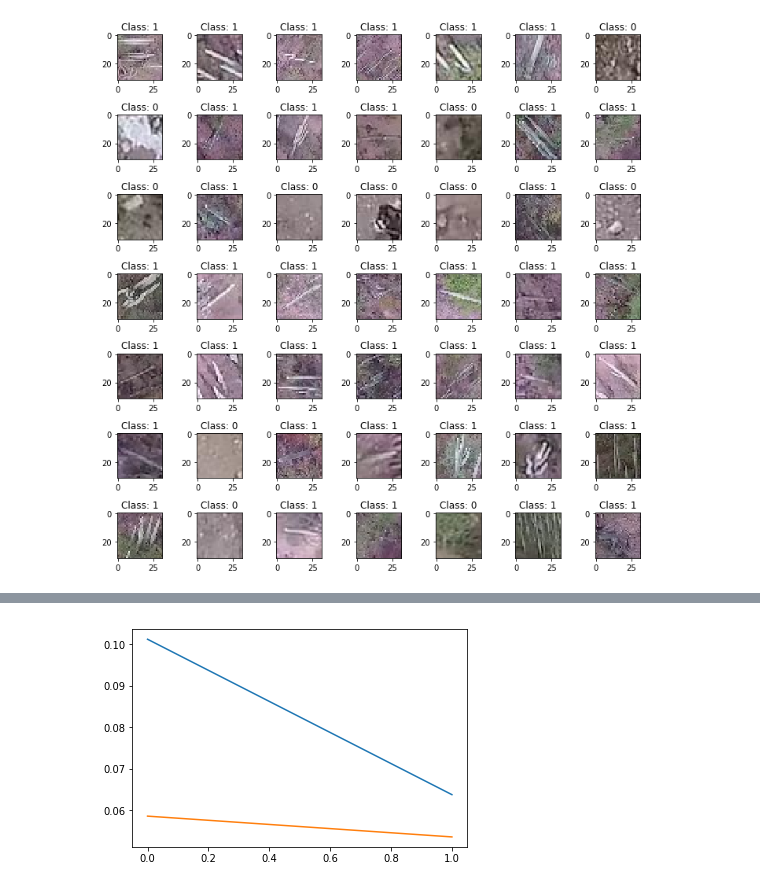
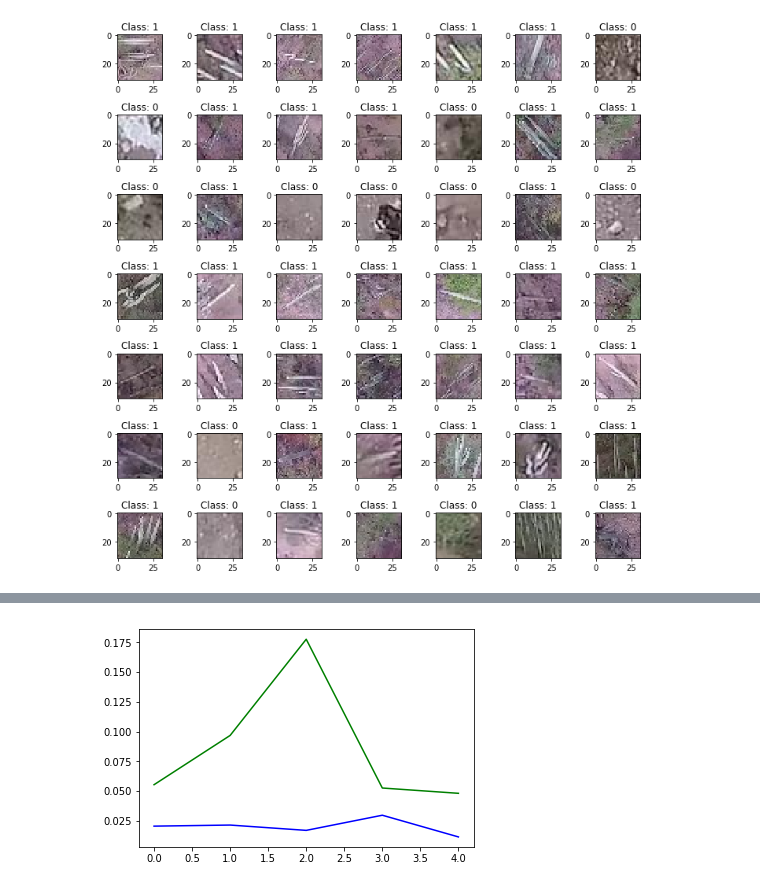
Before and after one commit to maglkp/ml101, a Jupyter notebook: deep_learning.ipynb, the cells around one changed output, grey strips where cells are left out. Saved outputs shown, nothing was run; the diff lists cells and outputs as text; code cells hidden in the pictures.

```diff
--- a/deep_learning.ipynb
+++ b/deep_learning.ipynb
@@ -113,9 +134,9 @@ Trainable params: 502,145
 Non-trainable params: 0
 _________________________________________________________________
 # %%
-training = model.fit(X_train, y_train, validation_split=0.1, epochs=2)
-plt.plot(training.history['loss'])
-plt.plot(training.history['val_loss'])
+training = model.fit(X_train, y_train, validation_split=0.1, epochs=5)
+plt.plot(training.history['loss'], color='b')
+plt.plot(training.history['val_loss'], color='g')
 plt.show()
 # %% [output]
 Train on 15750 samples, validate on 1750 samples
@@ -126 +153 @@ Epoch 2/2
-[figure, old version]
+[figure, new version]
```
Also changed, not shown: parts of 6 cells of this notebook, 1 other file.
